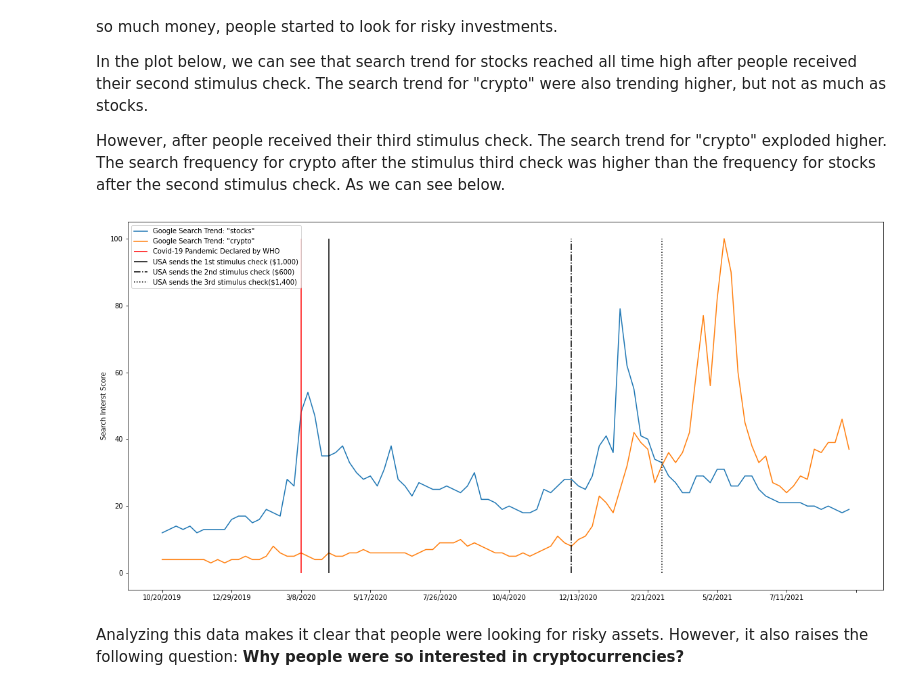
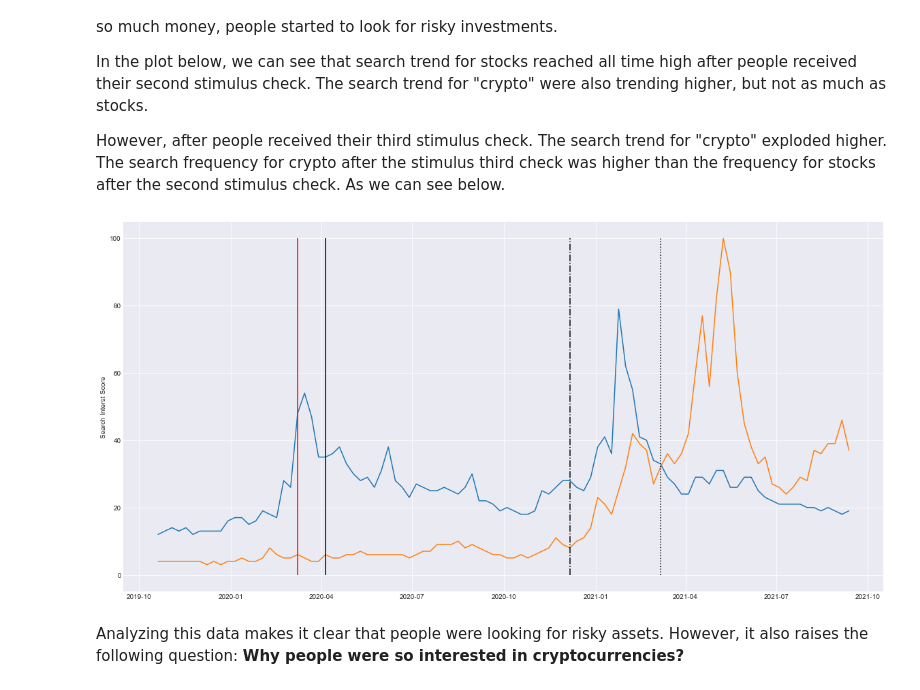
Before and after one commit to joaofelipemb/Bitcoin-Analysis, a Jupyter notebook: bitcoin_analysis2.ipynb, the cells around one changed output. Cells and saved outputs as stored; diff of their text form; code cells hidden in the pictures.

```diff
--- a/bitcoin_analysis2.ipynb
+++ b/bitcoin_analysis2.ipynb
@@ -8,10 +8,17 @@ from datetime import datetime, date
 import pandas as pd
 import pandas_datareader as web
 import numpy as np
+import matplotlib as mpl
+import matplotlib.ticker as mtick
 import matplotlib.pyplot as plt
 import mplfinance as mpf
 import seaborn as sns
 from math import sqrt
+import warnings
+
+
+warnings.filterwarnings('ignore')
+mpl.style.use('seaborn-darkgrid')
 # %% [markdown]
 The largest economies of the world were challenged during the COVID-19 pandemic. Because of lockdowns, companies had to shutdown their operations or send many of their workers home. That resulted in a massive unemployment rate and a economic fallout that was never seen before.
 
@@ -19,7 +26,7 @@ In order to stimulate the economy, the Central Banks around the world adopted a
 
 During lockdowns, poeple were desperate to find new alternatives to generate income. One way people found interesting was trading stocks and cryptocurrencies.
 # %%
-stocks_crypto_trend = pd.read_csv("stocks_and_crypto.csv").set_index("Week")
+stocks_crypto_trend = pd.read_csv("stocks_and_crypto.csv", parse_dates=True, index_col='Week' )
 # %%
 # Plotting Google Trends Data
 fig, ax = plt.subplots(figsize=(20,8))
@@ -108,22 +113,45 @@ However, after people received their third stimulus check. The search trend for
 # %%
 # Plotting Google Trends Data
 fig, ax = plt.subplots(figsize=(20,10))
 
 # Setting the plot data
-ax.plot(stocks_crypto_trend['stocks'][20:120], label='Google Search Trend: "stocks"')
-ax.plot(stocks_crypto_trend['crypto'][20:120], label = 'Google Search Trend: "crypto"')
-ax.vlines(stocks_crypto_trend.index.to_frame().loc['3/8/2020'], ymax=100, ymin=0, color= 'red', label="Covid-19 Pandemic Declared by WHO", linestyle='solid')
-ax.vlines(stocks_crypto_trend.index.to_frame().loc['4/5/2020'], ymax=100, ymin=0, color= 'black', label="USA sends the 1st stimulus check ($1,000)", linestyle='solid')
-ax.vlines(stocks_crypto_trend.index.to_frame().loc['12/6/2020'], ymax=100, ymin=0, color= 'black', label="USA sends the 2nd stimulus check ($600)", linestyle='dashdot')
-ax.vlines(stocks_crypto_trend.index.to_frame().loc['3/7/2021'], ymax=100, ymin=0, color= 'black', label="USA sends the 3rd stimulus check($1,400)", linestyle='dotted')
+ax.plot(stocks_crypto_trend['stocks'][20:120],
+    label='Google Search Trend: "stocks"')
+ax.plot(stocks_crypto_trend['crypto'][20:120],
+    label = 'Google Search Trend: "crypto"')
+
+# Plotting important events
+ax.vlines(stocks_crypto_trend.index.to_frame().loc['3/8/2020'],
+        ymax=100,
+        ymin=0,
+        color= 'red',
+        label="Covid-19 Pandemic Declared by WHO",
+        linestyle='solid')
+ax.vlines(stocks_crypto_trend.index.to_frame().loc['4/5/2020'],
+        ymax=100,
+        ymin=0,
+        color= 'black',
+        label="USA sends the 1st stimulus check ($1,000)",
+        linestyle='solid')
+ax.vlines(stocks_crypto_trend.index.to_frame().loc['12/6/2020'],
+        ymax=100,
+        ymin=0,
+        color= 'black',
+        label="USA sends the 2nd stimulus check ($600)",
+        linestyle='dashdot')
+ax.vlines(stocks_crypto_trend.index.to_frame().loc['3/7/2021'],
+        ymax=100,
+        ymin=0,
+        color= 'black',
+        label="USA sends the 3rd stimulus check($1,400)",
+        linestyle='dotted')
+
+# Plot label
 ax.set_ylabel("Search Interst Score")
 
-# Formatting the plot
-plt.xticks(np.arange(0, len(stocks_crypto_trend.index[20:120])+1, 10))
-plt.legend()
 None
 # %% [output]
-[figure, old version]
+[figure, new version]
 # %% [markdown]
 Analyzing this data makes it clear that people were looking for risky assets. However, it also raises the following question: <b> Why people were so interested in cryptocurrencies? </b>
 # %% [markdown]
```
Also changed, not shown: parts of 41 cells of this notebook, 5 other files.
